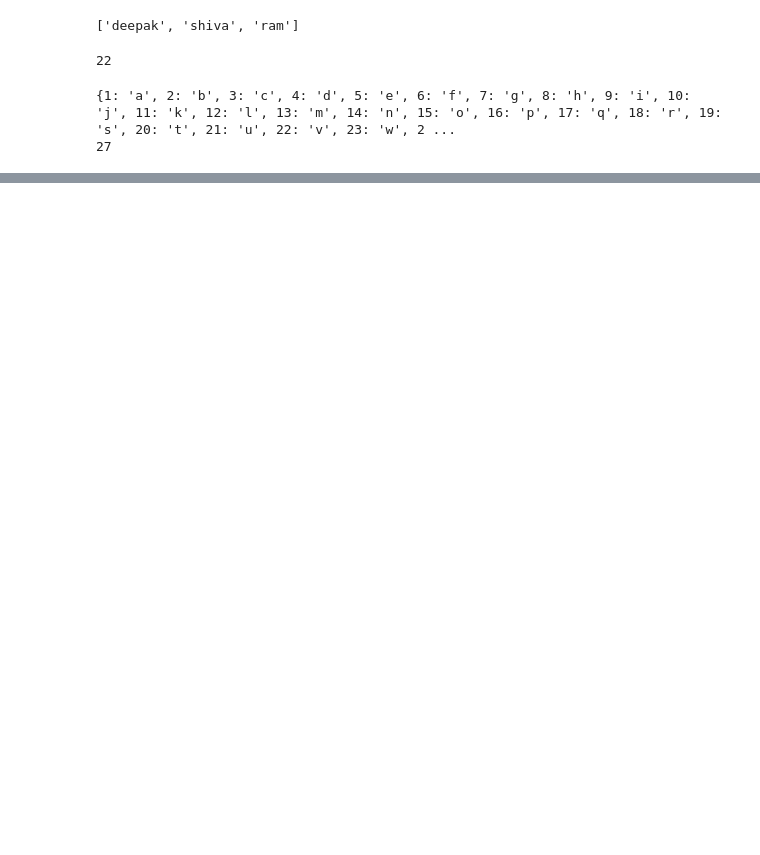
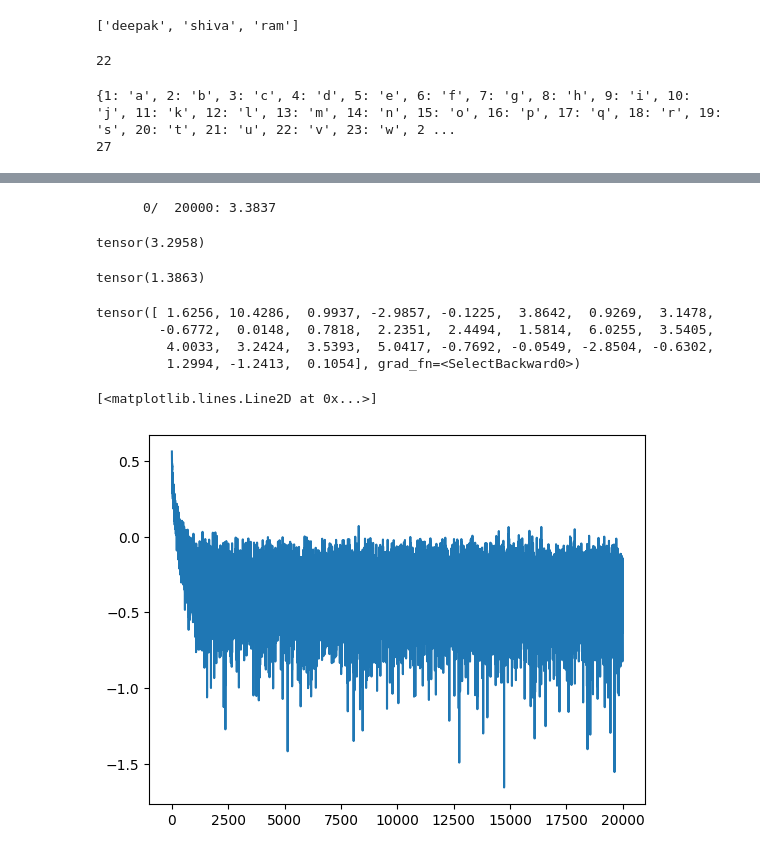
Before and after one commit to mishra011/karpathy-nn-zero-to-hero-series, a Jupyter notebook: part3_acti.ipynb, the cells around one changed output, grey strips where cells are left out. Drawn from its saved outputs; the diff is of its cells as text; code cells hidden in the pictures; blank space fills up the shorter version.

```diff
--- a/part3_acti.ipynb
+++ b/part3_acti.ipynb
@@ -85,0 +97,61 @@ torch.Size([26, 3]) torch.Size([26])
+# %%
+# same optimization as last time
+max_steps = 20000
+batch_size = 32
+lossi = []
+
+for i in range(max_steps):
+
+  # minibatch construct
+  ix = torch.randint(0, Xtr.shape[0], (batch_size,), generator=g)
+  Xb, Yb = Xtr[ix], Ytr[ix] # batch X,Y
+
+  # forward pass
+  emb = C[Xb] # embed the characters into vectors
+  h = torch.tanh(emb.view(-1, 6) @ W1 + b1) # hidden layer
+  logits = h @ W2 + b2 # output layer
+  loss = F.cross_entropy(logits, Yb) # loss function
+
+  # backward pass
+  for p in parameters:
+    p.grad = None
+  loss.backward()
+
+  # update
+  lr = 0.1 if i < int(max_steps/10) else 0.01 # step learning rate decay
+  for p in parameters:
+    p.data += -lr * p.grad
+
+  # track stats
+  if i % int(max_steps/100) == 0: # print every once in a while
+    print(f'{i:7d}/{max_steps:7d}: {loss.item():.4f}')
+  lossi.append(loss.log10().item())
+  break
+# %% [output]
+      0/  20000: 3.3837
+# %%
+# first iteration by default random weight and bais we get loss 15 and its too high as compared to other loss
+
+# how to get idea of loss
+# since vocab size is 27 so ideally the output can have probability of 1/27
+
+ideal_loss = -torch.tensor(1/27).log()
+ideal_loss
+# %% [output]
+tensor(3.2958)
+# %%
+# Now another example
+logits = torch.tensor([0.0, 0.0,0.0,0.0])
+probs = torch.softmax(logits, dim=0)
+loss = -probs[2].log()
+loss
+# %% [output]
+tensor(1.3863)
+# %%
+# lets look at logits of actual nn
+logits[0] # ideally these values should be much closer to zero
+# %% [output]
+tensor([ 1.6256, 10.4286,  0.9937, -2.9857, -0.1225,  3.8642,  0.9269,  3.1478,
+        -0.6772,  0.0148,  0.7818,  2.2351,  2.4494,  1.5814,  6.0255,  3.5405,
+         4.0033,  3.2424,  3.5393,  5.0417, -0.7692, -0.0549, -2.8504, -0.6302,
+         1.2994, -1.2413,  0.1054], grad_fn=<SelectBackward0>)
@@ -85,0 +162,6 @@ torch.Size([26, 3]) torch.Size([26])
+# %%
+# loss should not be like hockey stick, this is better now
+plt.plot(lossi)
+# %% [output]
+[<matplotlib.lines.Line2D at 0x...>]
+[figure, added]
```
Also changed, not shown: parts of 21 cells of this notebook, 2 other files.
